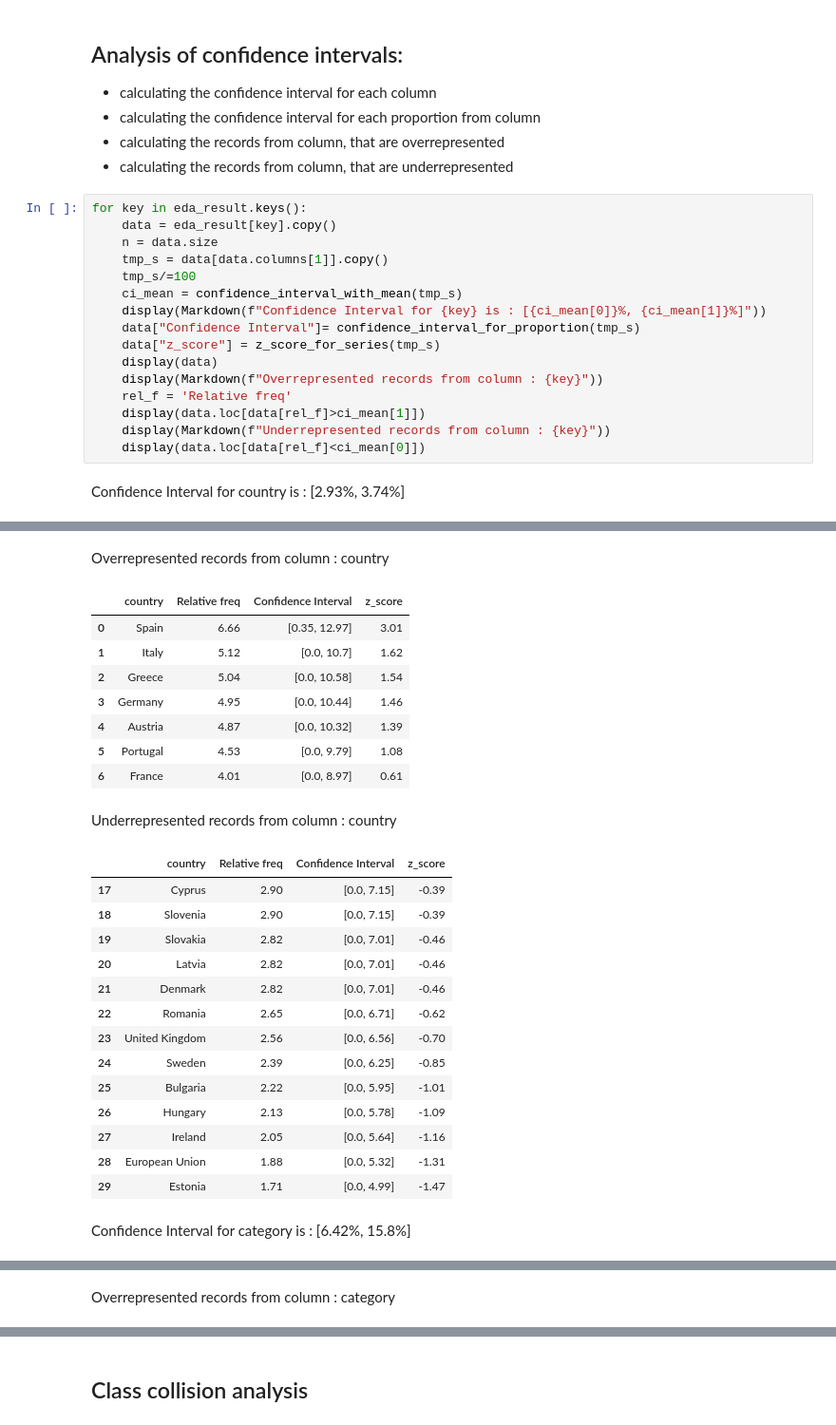
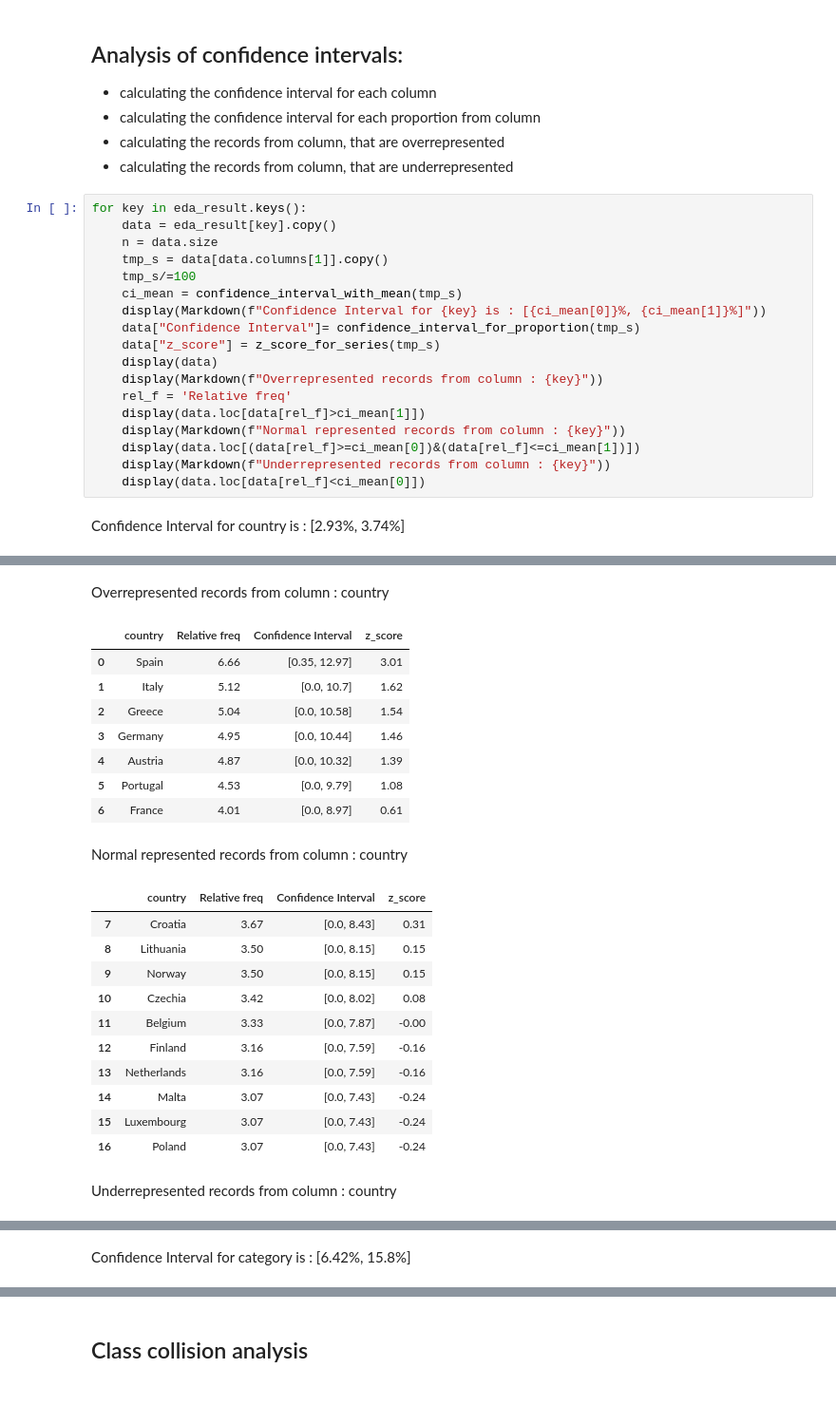
Before and after one commit to meaningfy-ws/sem-covid, a Jupyter notebook: notebooks/pwdb/eda_categorical_pwdb.ipynb, the cells around one changed output, grey strips where cells are left out. Shown at 95% size. Drawn from its saved outputs; the diff is of its cells as text; blank space fills up the shorter version.

Commit message:
add normal represented records

```diff
--- a/notebooks/pwdb/eda_categorical_pwdb.ipynb
+++ b/notebooks/pwdb/eda_categorical_pwdb.ipynb
@@ -285,49 +285,48 @@ for key in eda_result.keys():
     display(Markdown(f"Overrepresented records from column : {key}"))
     rel_f = 'Relative freq'
     display(data.loc[data[rel_f]>ci_mean[1]])
+    display(Markdown(f"Normal represented records from column : {key}"))
+    display(data.loc[(data[rel_f]>=ci_mean[0])&(data[rel_f]<=ci_mean[1])])
     display(Markdown(f"Underrepresented records from column : {key}"))
     display(data.loc[data[rel_f]<ci_mean[0]])
 # %% [output]
 Confidence Interval for country is : [2.93%, 3.74%]
 |  | country | Relative freq | Confidence Interval | z_score |
 | 0 | Spain | 6.66 | [0.35, 12.97] | 3.01 |
 | 1 | Italy | 5.12 | [0.0, 10.7] | 1.62 |
 | 2 | Greece | 5.04 | [0.0, 10.58] | 1.54 |
 | 3 | Germany | 4.95 | [0.0, 10.44] | 1.46 |
 | 4 | Austria | 4.87 | [0.0, 10.32] | 1.39 |
 | 5 | Portugal | 4.53 | [0.0, 9.79] | 1.08 |
 | 6 | France | 4.01 | [0.0, 8.97] | 0.61 |
 | 7 | Croatia | 3.67 | [0.0, 8.43] | 0.31 |
 | 8 | Lithuania | 3.50 | [0.0, 8.15] | 0.15 |
 | 9 | Norway | 3.50 | [0.0, 8.15] | 0.15 |
 | ... | ... | ... | ... | ... |
 | 25 | Bulgaria | 2.22 | [0.0, 5.95] | -1.01 |
 | 26 | Hungary | 2.13 | [0.0, 5.78] | -1.09 |
 | 27 | Ireland | 2.05 | [0.0, 5.64] | -1.16 |
 | 28 | European Union | 1.88 | [0.0, 5.32] | -1.31 |
 | 29 | Estonia | 1.71 | [0.0, 4.99] | -1.47 |
 Overrepresented records from column : country
 |  | country | Relative freq | Confidence Interval | z_score |
 | 0 | Spain | 6.66 | [0.35, 12.97] | 3.01 |
 | 1 | Italy | 5.12 | [0.0, 10.7] | 1.62 |
 | 2 | Greece | 5.04 | [0.0, 10.58] | 1.54 |
 | 3 | Germany | 4.95 | [0.0, 10.44] | 1.46 |
 | 4 | Austria | 4.87 | [0.0, 10.32] | 1.39 |
 | 5 | Portugal | 4.53 | [0.0, 9.79] | 1.08 |
 | 6 | France | 4.01 | [0.0, 8.97] | 0.61 |
-Underrepresented records from column : country
+Normal represented records from column : country
 |  | country | Relative freq | Confidence Interval | z_score |
-| 17 | Cyprus | 2.90 | [0.0, 7.15] | -0.39 |
-| 18 | Slovenia | 2.90 | [0.0, 7.15] | -0.39 |
-| 19 | Slovakia | 2.82 | [0.0, 7.01] | -0.46 |
-| 20 | Latvia | 2.82 | [0.0, 7.01] | -0.46 |
-| 21 | Denmark | 2.82 | [0.0, 7.01] | -0.46 |
-| 22 | Romania | 2.65 | [0.0, 6.71] | -0.62 |
-| 23 | United Kingdom | 2.56 | [0.0, 6.56] | -0.70 |
-| 24 | Sweden | 2.39 | [0.0, 6.25] | -0.85 |
-| 25 | Bulgaria | 2.22 | [0.0, 5.95] | -1.01 |
-| 26 | Hungary | 2.13 | [0.0, 5.78] | -1.09 |
-| 27 | Ireland | 2.05 | [0.0, 5.64] | -1.16 |
-| 28 | European Union | 1.88 | [0.0, 5.32] | -1.31 |
-| 29 | Estonia | 1.71 | [0.0, 4.99] | -1.47 |
+| 7 | Croatia | 3.67 | [0.0, 8.43] | 0.31 |
+| 8 | Lithuania | 3.50 | [0.0, 8.15] | 0.15 |
+| 9 | Norway | 3.50 | [0.0, 8.15] | 0.15 |
+| 10 | Czechia | 3.42 | [0.0, 8.02] | 0.08 |
+| 11 | Belgium | 3.33 | [0.0, 7.87] | -0.00 |
+| 12 | Finland | 3.16 | [0.0, 7.59] | -0.16 |
+| 13 | Netherlands | 3.16 | [0.0, 7.59] | -0.16 |
+| 14 | Malta | 3.07 | [0.0, 7.43] | -0.24 |
+| 15 | Luxembourg | 3.07 | [0.0, 7.43] | -0.24 |
+| 16 | Poland | 3.07 | [0.0, 7.43] | -0.24 |
-Confidence Interval for category is : [6.42%, 15.8%]
+Underrepresented records from column : country
@@ -344,2 +347,2 @@ Confidence Interval for category is : [6.42%, 15.8%]
-Overrepresented records from column : category
+Confidence Interval for category is : [6.42%, 15.8%]
 |  | category | Relative freq | Confidence Interval | z_score |
```
Also changed, not shown: parts of 1 cell of this notebook.
